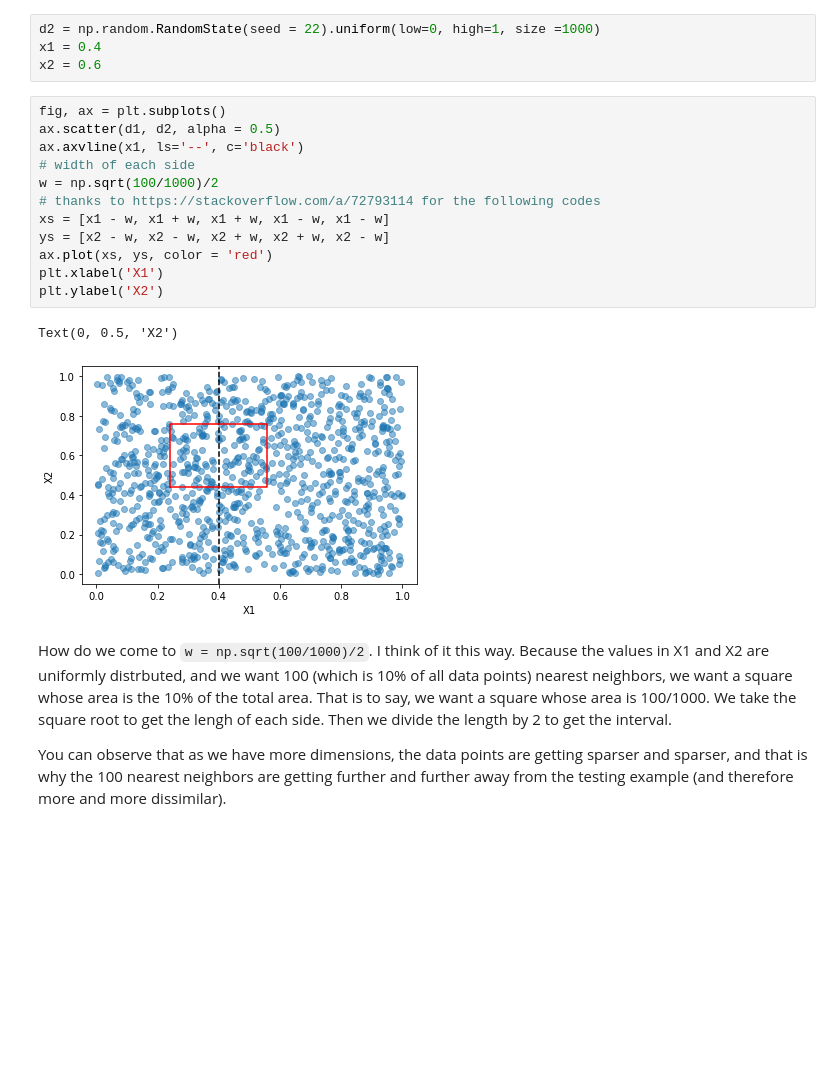
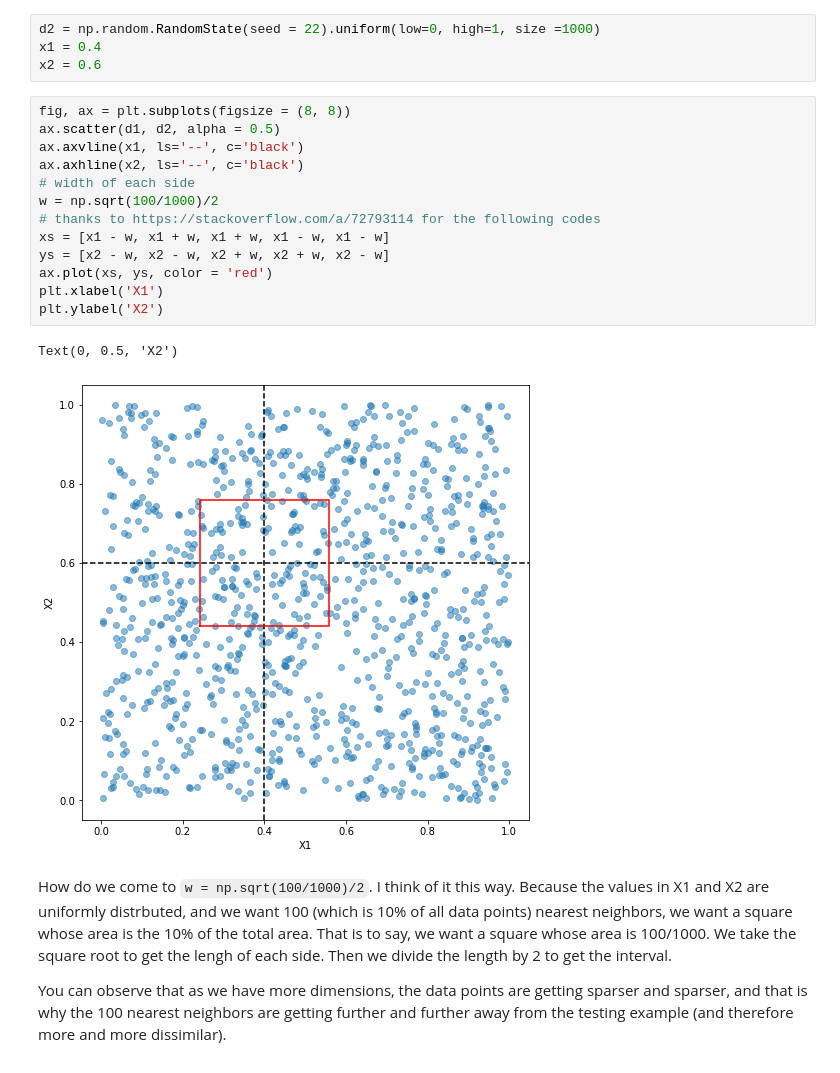
Before and after one commit to hongtaoh/hongtaoh.github.io, a Jupyter notebook: notebooks/2022-09-26-knn.ipynb, the cells around one changed output. Cells and saved outputs as stored; diff of their text form; blank space fills up the shorter version.

```diff
--- a/notebooks/2022-09-26-knn.ipynb
+++ b/notebooks/2022-09-26-knn.ipynb
@@ -228,20 +228,21 @@ d2 = np.random.RandomState(seed = 22).uniform(low=0, high=1, size =1000)
 x1 = 0.4
 x2 = 0.6
 # %%
-fig, ax = plt.subplots()
+fig, ax = plt.subplots(figsize = (8, 8))
 ax.scatter(d1, d2, alpha = 0.5)
 ax.axvline(x1, ls='--', c='black')
+ax.axhline(x2, ls='--', c='black')
 # width of each side
 w = np.sqrt(100/1000)/2
 # thanks to https://stackoverflow.com/a/72793114 for the following codes
 xs = [x1 - w, x1 + w, x1 + w, x1 - w, x1 - w]
 ys = [x2 - w, x2 - w, x2 + w, x2 + w, x2 - w]
 ax.plot(xs, ys, color = 'red')
 plt.xlabel('X1')
 plt.ylabel('X2')
 # %% [output]
 Text(0, 0.5, 'X2')
-[figure, old version]
+[figure, new version]
 # %% [markdown]
 How do we come to `w = np.sqrt(100/1000)/2`. I think of it this way. Because the values in X1 and X2 are uniformly distrbuted, and we want 100 (which is 10% of all data points) nearest neighbors, we want a square whose area is the 10% of the total area. That is to say, we want a square whose area is 100/1000. We take the square root to get the lengh of each side. Then we divide the length by 2 to get the interval.
 
```
Also changed, not shown: parts of 1 cell of this notebook, 6 other files.
